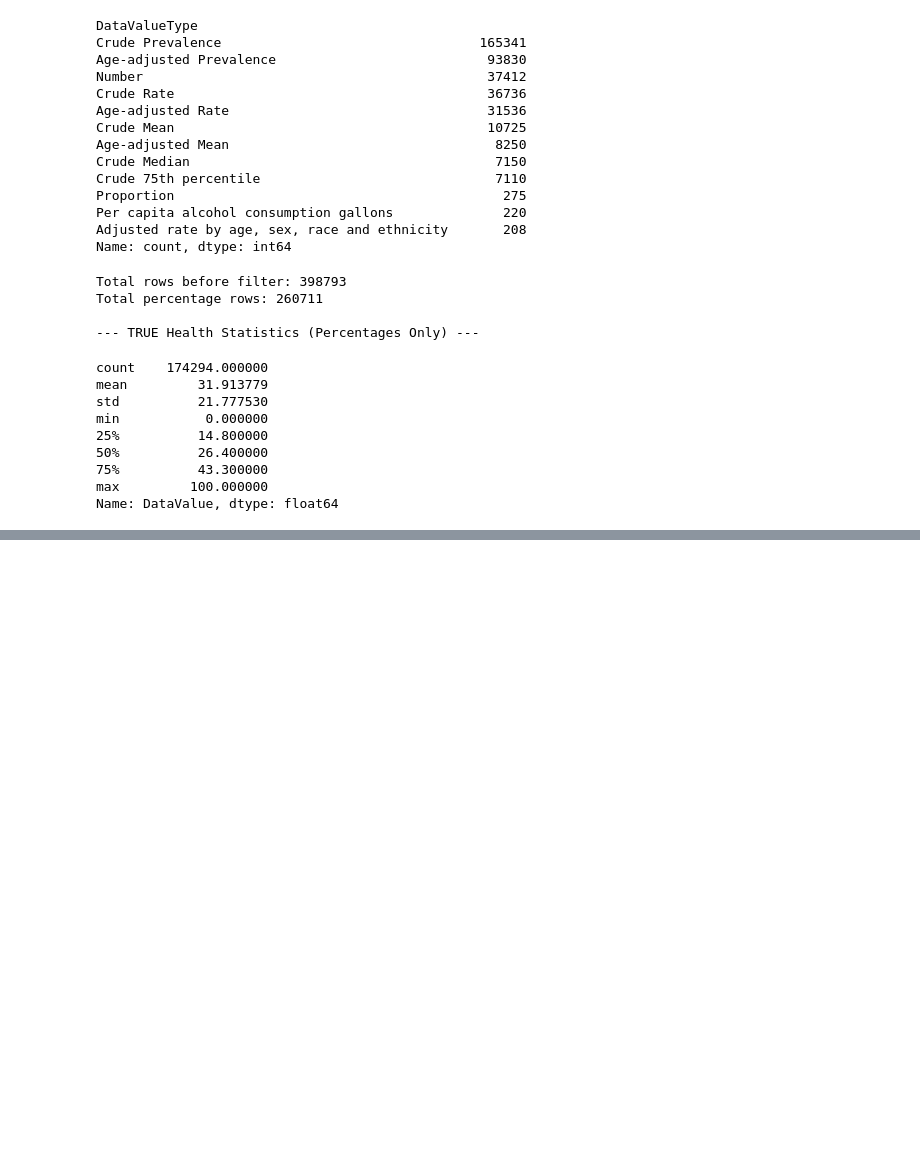
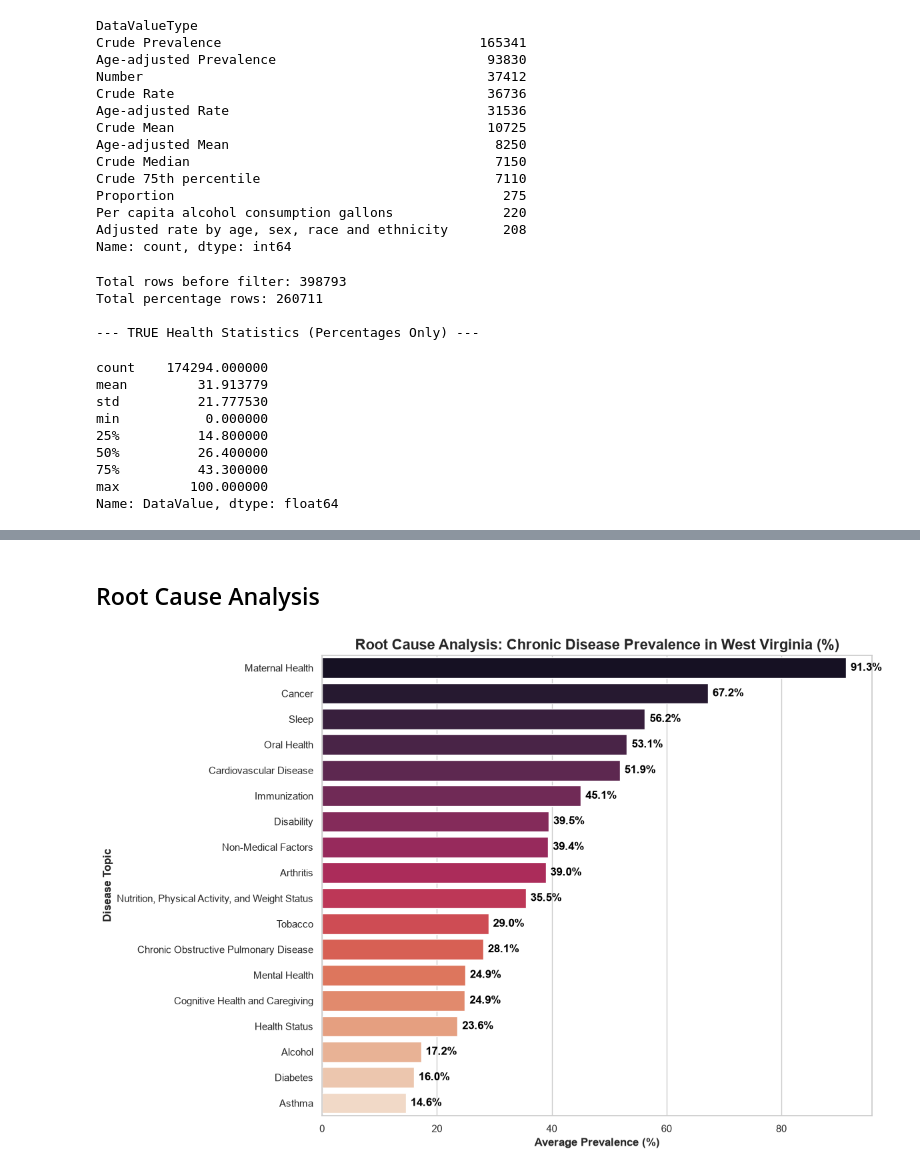
Before and after one commit to msaadqureshi2004/chronic-disease-analysis, a Jupyter notebook: main.ipynb, the cells around one changed output, grey strips where cells are left out. Cells and saved outputs as stored; diff of their text form; code cells hidden in the pictures; blank space fills up the shorter version.

```diff
--- a/main.ipynb
+++ b/main.ipynb
@@ -186,0 +212,17 @@ Name: DataValue, dtype: float64
+# %% [markdown]
+## Root Cause Analysis
+# %%
+df_wv = df_percentages[df_percentages['LocationAbbr'] == 'WV'].copy()
+wv_topics = df_wv.groupby('Topic')['DataValue'].mean().sort_values(ascending=False)
+plt.figure(figsize=(12, 8))
+sns.set_theme(style="whitegrid")
+ax = sns.barplot(x=wv_topics.values, y=wv_topics.index, palette="rocket", hue=wv_topics.index, legend=False)
+plt.title('Root Cause Analysis: Chronic Disease Prevalence in West Virginia (%)', fontsize=16, weight='bold')
+plt.xlabel('Average Prevalence (%)', fontsize=12, weight='bold')
+plt.ylabel('Disease Topic', fontsize=12, weight='bold')
+for i in ax.containers:
+    ax.bar_label(i, fmt='%.1f%%', padding=5, color='black', weight='bold')
+plt.tight_layout()
+plt.show()
+# %% [output]
+[figure, added]
```
Also changed, not shown: parts of 3 cells of this notebook.
